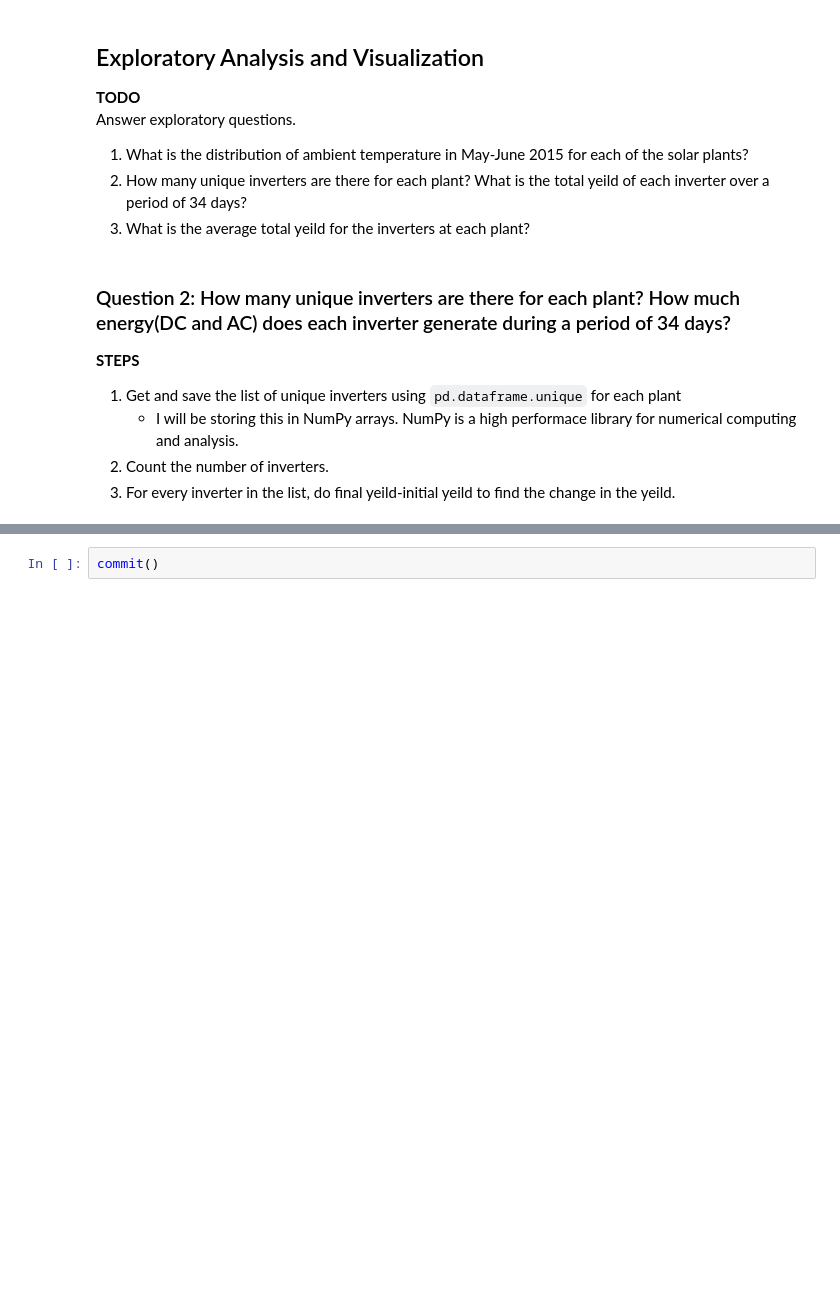
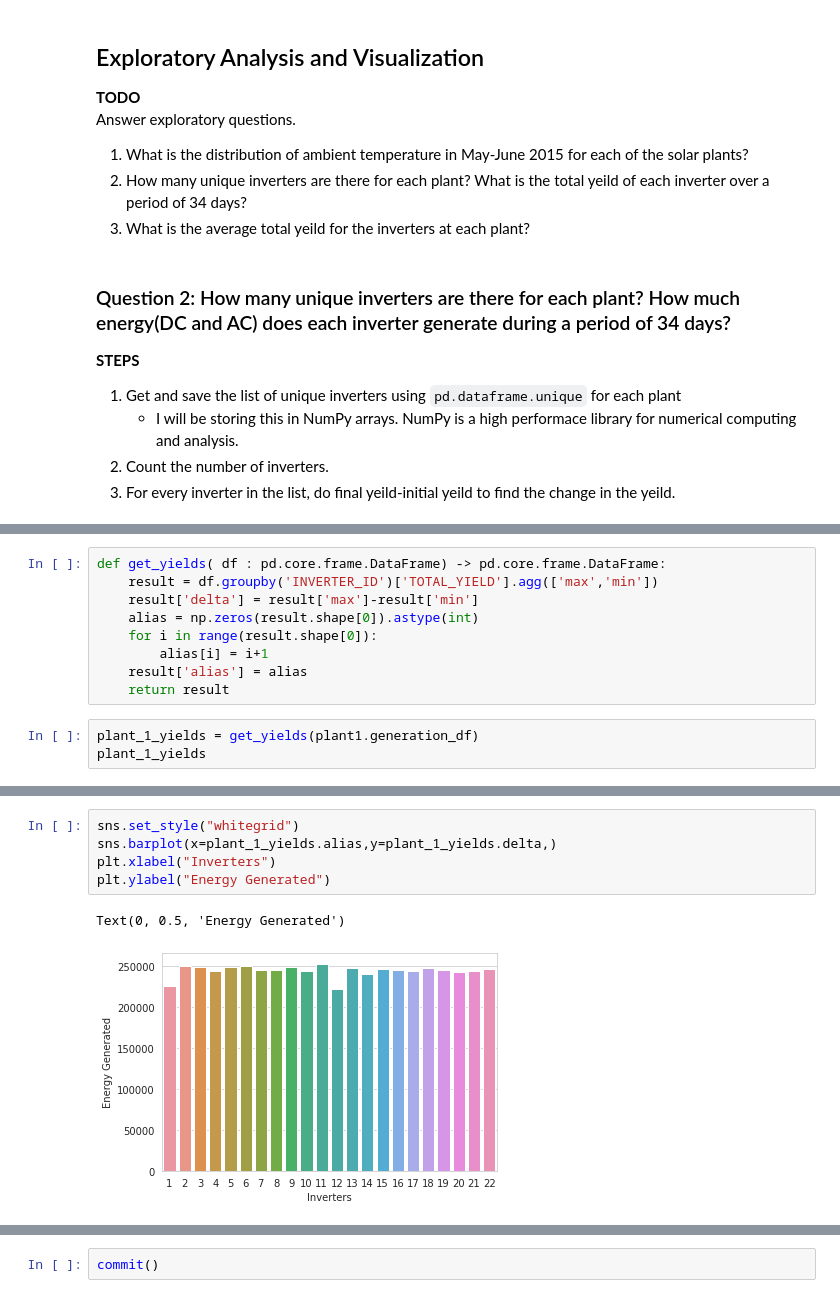
Before and after one commit to charitarthchugh/solar-india, a Jupyter notebook: solar-india.ipynb, the cells around one changed output, grey strips where cells are left out. Drawn from its saved outputs; the diff is of its cells as text; blank space fills up the shorter version.

```diff
--- a/solar-india.ipynb
+++ b/solar-india.ipynb
@@ -354,0 +331,12 @@ AID5Wc2HD       0.0       0.0          0.0
+# %%
+def get_yields( df : pd.core.frame.DataFrame) -> pd.core.frame.DataFrame:
+    result = df.groupby('INVERTER_ID')['TOTAL_YIELD'].agg(['max','min'])
+    result['delta'] = result['max']-result['min']
+    alias = np.zeros(result.shape[0]).astype(int)
+    for i in range(result.shape[0]):
+        alias[i] = i+1
+    result['alias'] = alias
+    return result
+# %%
+plant_1_yields = get_yields(plant1.generation_df)
+plant_1_yields
@@ -354,0 +362,8 @@ AID5Wc2HD       0.0       0.0          0.0
+# %%
+sns.set_style("whitegrid")
+sns.barplot(x=plant_1_yields.alias,y=plant_1_yields.delta,)
+plt.xlabel("Inverters")
+plt.ylabel("Energy Generated")
+# %% [output]
+Text(0, 0.5, 'Energy Generated')
+[figure, added]
```
Also changed, not shown: parts of 27 cells of this notebook, 1 other file.
